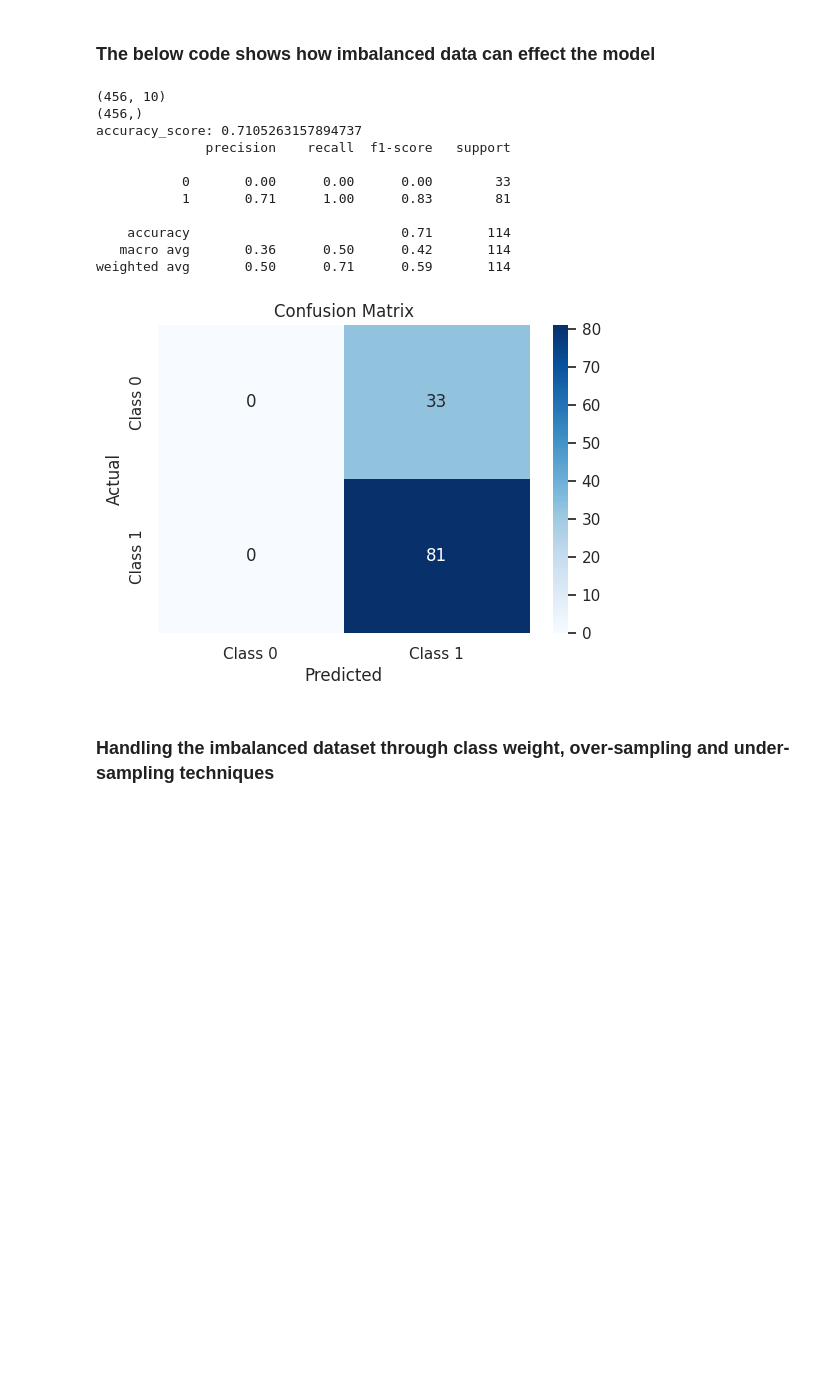
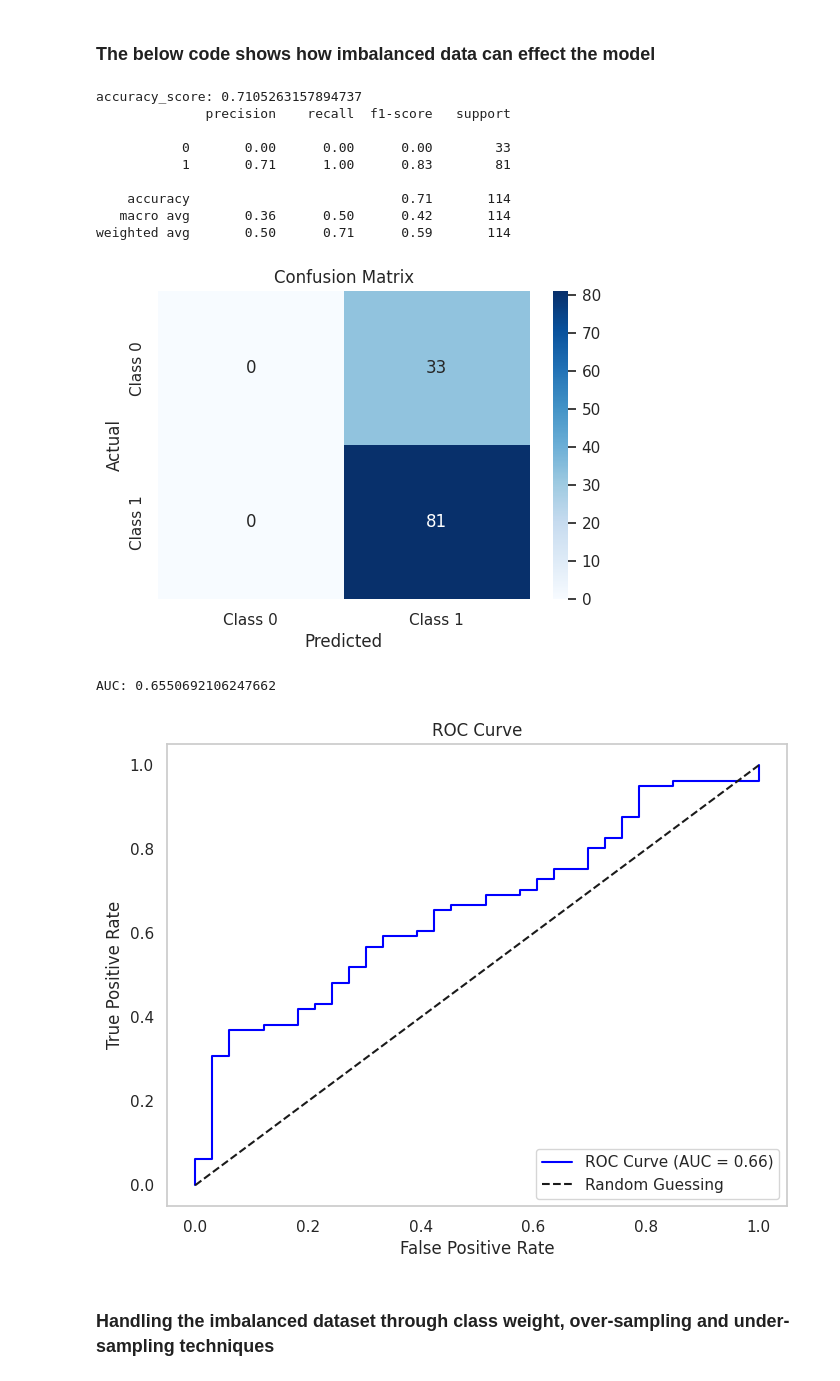
Before and after one commit to Evans2424/IACEC_Project_Model_Performance_Analysis, a Jupyter notebook: IACEC_MLProject.ipynb, the cells around one changed output. Drawn from its saved outputs; the diff is of its cells as text; code cells hidden in the pictures; blank space fills up the shorter version.

```diff
--- a/IACEC_MLProject.ipynb
+++ b/IACEC_MLProject.ipynb
@@ -449,7 +471,7 @@ max      6.681141    4.767089        2.017641    2.973766    5.944894
 ### The below code shows how imbalanced data can effect the model
 # %%
 from sklearn.model_selection import train_test_split
-from sklearn.metrics import accuracy_score, confusion_matrix, classification_report
+from sklearn.metrics import accuracy_score, confusion_matrix, classification_report,roc_auc_score, roc_curve
 from sklearn.svm import SVC
 
 X = liver_df1.drop(columns=['Class'])
@@ -457,36 +479,53 @@ y = liver_df1['Class']
 
 X_train, X_test, y_train , y_test = train_test_split(X,y, test_size=0.2, random_state=0, stratify=y)
 
-classifier = SVC()
+classifier = SVC(probability=True)
 classifier.fit(X_train, y_train)
 y_pred = classifier.predict(X_test)
 
 print("accuracy_score:", accuracy_score(y_test, y_pred))
 print(classification_report(y_test, y_pred))
 
 # Generate the confusion matrix
 cm = confusion_matrix(y_test, y_pred)
 
 # Visualize the confusion matrix using a heatmap
 plt.figure(figsize=(6, 4))
 sns.heatmap(cm, annot=True, fmt='d', cmap='Blues', xticklabels=['Class 0', 'Class 1'], yticklabels=['Class 0', 'Class 1'])
 plt.xlabel('Predicted')
 plt.ylabel('Actual')
 plt.title('Confusion Matrix')
 plt.show()
+
+# AUC and ROC curve
+y_prob = classifier.predict_proba(X_test)[:, 1]
+auc = roc_auc_score(y_test, y_prob)
+print("AUC:", auc)
+
+fpr, tpr, thresholds = roc_curve(y_test, y_prob)
+
+plt.figure(figsize=(8, 6))
+plt.plot(fpr, tpr, label=f"ROC Curve (AUC = {auc:.2f})", color='blue')
+plt.plot([0, 1], [0, 1], 'k--', label='Random Guessing')
+plt.xlabel("False Positive Rate")
+plt.ylabel("True Positive Rate")
+plt.title("ROC Curve")
+plt.legend(loc="lower right")
+plt.grid()
+plt.show()
 # %% [output]
-(456, 10)
-(456,)
 accuracy_score: 0.7105263157894737
               precision    recall  f1-score   support
 
            0       0.00      0.00      0.00        33
            1       0.71      1.00      0.83        81
 
     accuracy                           0.71       114
    macro avg       0.36      0.50      0.42       114
 weighted avg       0.50      0.71      0.59       114
 [figure]
+AUC: 0.6550692106247662
+[figure, added]
 # %% [markdown]
 ### Handling the imbalanced dataset through class weight, over-sampling and under-sampling techniques
 # %%
```
Also changed, not shown: parts of 6 cells of this notebook.
